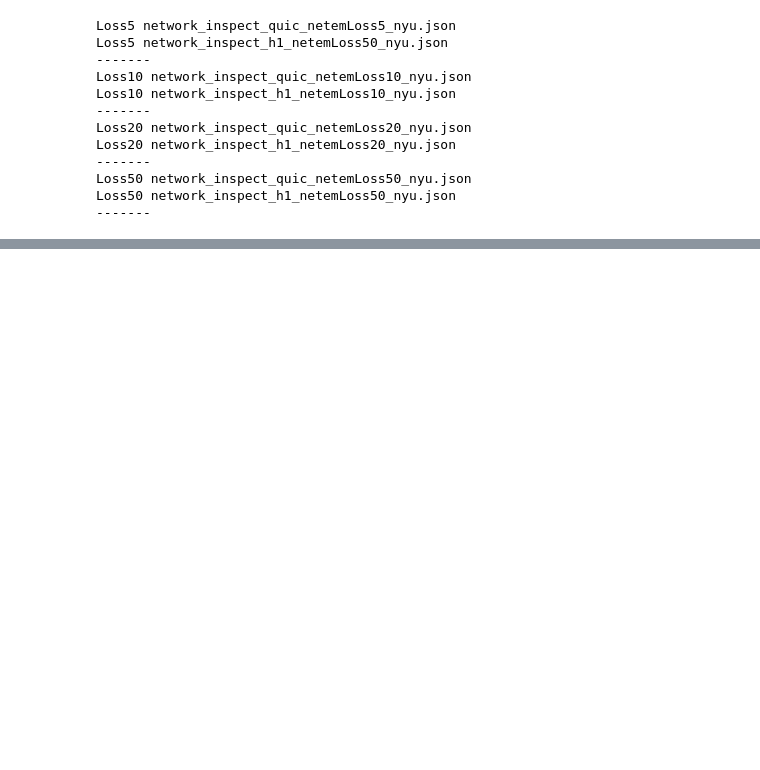
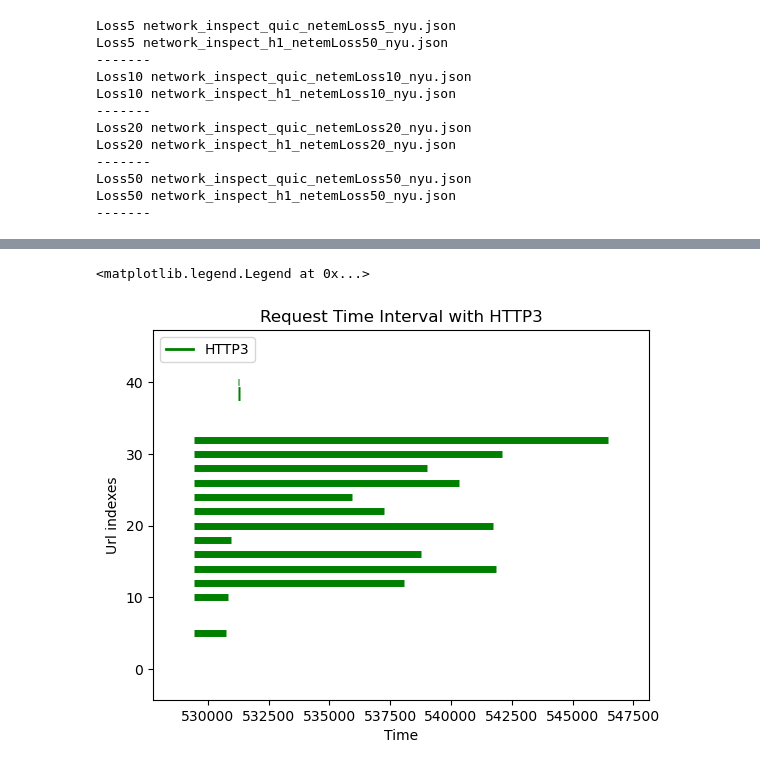
Before and after one commit to MingjieSong/QUIC-HTTP_Research, a Jupyter notebook: NYU/Graph-all.ipynb, the cells around one changed output, grey strips where cells are left out. Saved outputs shown, nothing was run; the diff lists cells and outputs as text; code cells hidden in the pictures; blank space fills up the shorter version.

```diff
--- a/NYU/Graph-all.ipynb
+++ b/NYU/Graph-all.ipynb
@@ -216,0 +215,36 @@ ax.legend(proxies, ['HTTP1', 'HTTP3'])
+# %%
+intervals=[]
+for k in keys:
+    k = k.replace(':8000',':4433')
+    intervals.append(quic_intervals[k])
+
+
+
+num_intervals = len(intervals)
+viridis = plt.cm.get_cmap('viridis', 2)
+
+
+colors = ['g' for i in range(num_intervals)]
+
+# Prepare the input data in correct format for LineCollection
+lines = [[(i[0], j), (i[1], j)] for i, j in zip(intervals, range(len(intervals)))]
+
+lc = mc.LineCollection(lines, colors= colors, linewidths=5)
+fig, ax = plt.subplots()
+
+ax.add_collection(lc)
+ax.margins(0.1)
+
+ax.set_ylabel('Url indexes')
+ax.set_xlabel('Time')
+plt.title("Request Time Interval with HTTP3")
+
+# Adding the legends
+def make_proxy(col, scalar_mappable, **kwargs):
+    color = col
+    return Line2D([0, 1], [0, 1], color=color, **kwargs)
+proxies = [make_proxy('g', lc, linewidth=2)]
+ax.legend(proxies, ['HTTP3'],loc='upper left')
+# %% [output]
+<matplotlib.legend.Legend at 0x...>
+[figure, added]
```
Also changed, not shown: parts of 4 cells of this notebook, 1 other file.
